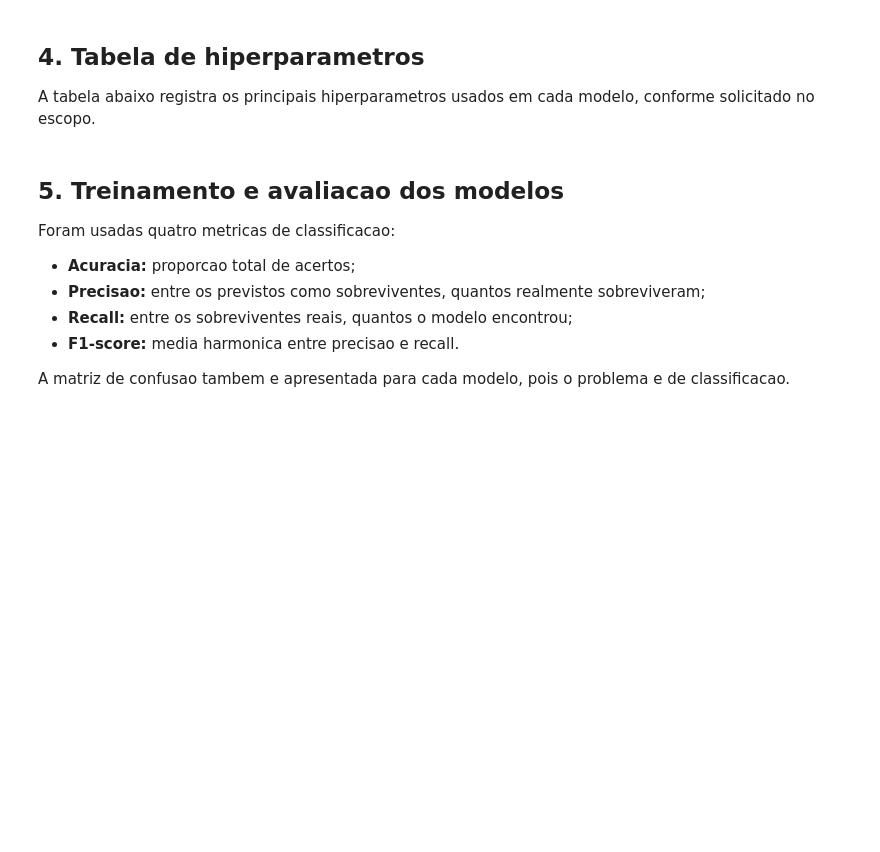
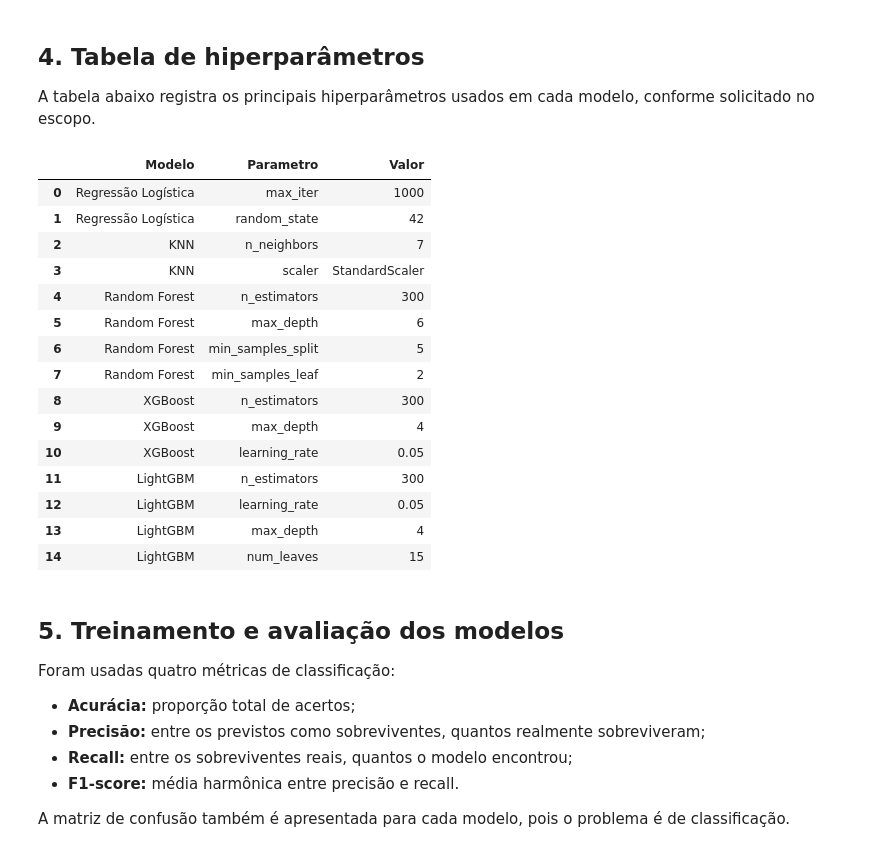
Before and after one commit to gabriellopes-eng/Titanic-Machine-Learning, a Jupyter notebook: notebooks/06_projeto_ia_comparativo_titanic.ipynb, the cells around one changed output. Saved outputs shown, nothing was run; the diff lists cells and outputs as text; code cells hidden in the pictures; blank space fills up the shorter version.

```diff
--- a/notebooks/06_projeto_ia_comparativo_titanic.ipynb
+++ b/notebooks/06_projeto_ia_comparativo_titanic.ipynb
@@ -130,37 +194,54 @@ display(X_train.head())
 # %% [markdown]
-## 4. Tabela de hiperparametros
+## 4. Tabela de hiperparâmetros
 
-A tabela abaixo registra os principais hiperparametros usados em cada modelo, conforme solicitado no escopo.
+A tabela abaixo registra os principais hiperparâmetros usados em cada modelo, conforme solicitado no escopo.
 # %%
 hyperparams_df = pd.DataFrame([
-    {'Modelo': 'Regressao Logistica', 'Parametro': 'max_iter', 'Valor': 1000},
-    {'Modelo': 'Regressao Logistica', 'Parametro': 'random_state', 'Valor': 42},
+    {'Modelo': 'Regressão Logística', 'Parametro': 'max_iter', 'Valor': 1000},
+    {'Modelo': 'Regressão Logística', 'Parametro': 'random_state', 'Valor': 42},
     {'Modelo': 'KNN', 'Parametro': 'n_neighbors', 'Valor': 7},
     {'Modelo': 'KNN', 'Parametro': 'scaler', 'Valor': 'StandardScaler'},
     {'Modelo': 'Random Forest', 'Parametro': 'n_estimators', 'Valor': 300},
     {'Modelo': 'Random Forest', 'Parametro': 'max_depth', 'Valor': 6},
     {'Modelo': 'Random Forest', 'Parametro': 'min_samples_split', 'Valor': 5},
     {'Modelo': 'Random Forest', 'Parametro': 'min_samples_leaf', 'Valor': 2},
     {'Modelo': 'XGBoost', 'Parametro': 'n_estimators', 'Valor': 300},
     {'Modelo': 'XGBoost', 'Parametro': 'max_depth', 'Valor': 4},
     {'Modelo': 'XGBoost', 'Parametro': 'learning_rate', 'Valor': 0.05},
     {'Modelo': 'LightGBM', 'Parametro': 'n_estimators', 'Valor': 300},
     {'Modelo': 'LightGBM', 'Parametro': 'learning_rate', 'Valor': 0.05},
     {'Modelo': 'LightGBM', 'Parametro': 'max_depth', 'Valor': 4},
     {'Modelo': 'LightGBM', 'Parametro': 'num_leaves', 'Valor': 15},
 ])
 
 display(hyperparams_df)
+# %% [output]
+|  | Modelo | Parametro | Valor |
+| 0 | Regressão Logística | max_iter | 1000 |
+| 1 | Regressão Logística | random_state | 42 |
+| 2 | KNN | n_neighbors | 7 |
+| 3 | KNN | scaler | StandardScaler |
+| 4 | Random Forest | n_estimators | 300 |
+| 5 | Random Forest | max_depth | 6 |
+| 6 | Random Forest | min_samples_split | 5 |
+| 7 | Random Forest | min_samples_leaf | 2 |
+| 8 | XGBoost | n_estimators | 300 |
+| 9 | XGBoost | max_depth | 4 |
+| 10 | XGBoost | learning_rate | 0.05 |
+| 11 | LightGBM | n_estimators | 300 |
+| 12 | LightGBM | learning_rate | 0.05 |
+| 13 | LightGBM | max_depth | 4 |
+| 14 | LightGBM | num_leaves | 15 |
 # %% [markdown]
-## 5. Treinamento e avaliacao dos modelos
+## 5. Treinamento e avaliação dos modelos
 
-Foram usadas quatro metricas de classificacao:
+Foram usadas quatro métricas de classificação:
 
-- **Acuracia:** proporcao total de acertos;
-- **Precisao:** entre os previstos como sobreviventes, quantos realmente sobreviveram;
+- **Acurácia:** proporção total de acertos;
+- **Precisão:** entre os previstos como sobreviventes, quantos realmente sobreviveram;
 - **Recall:** entre os sobreviventes reais, quantos o modelo encontrou;
-- **F1-score:** media harmonica entre precisao e recall.
+- **F1-score:** média harmônica entre precisão e recall.
 
-A matriz de confusao tambem e apresentada para cada modelo, pois o problema e de classificacao.
+A matriz de confusão também é apresentada para cada modelo, pois o problema é de classificação.
 # %%
 models = {
```
Also changed, not shown: parts of 14 cells of this notebook, 7 other files.
